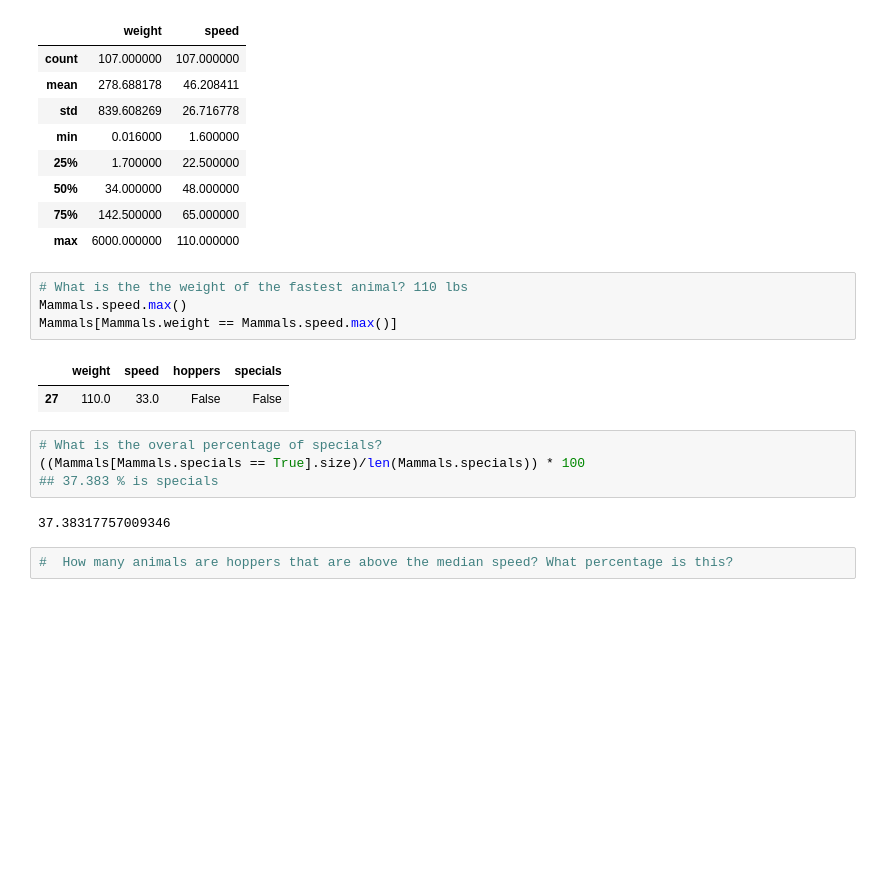
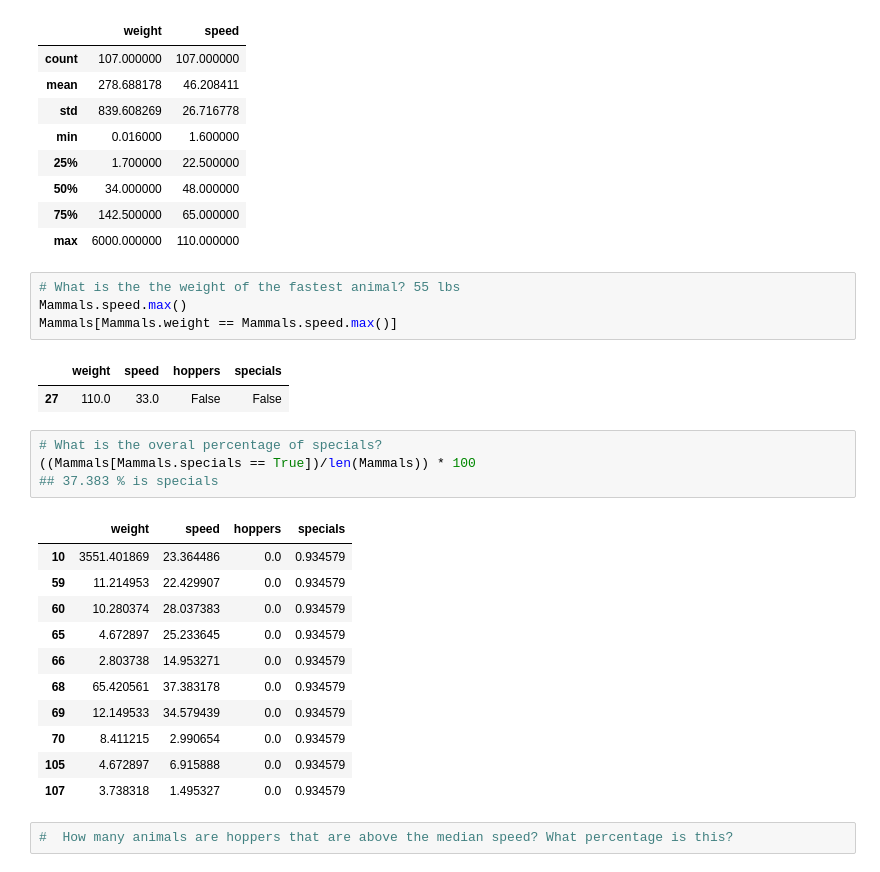
Before and after one commit to Saroj6632/numpy-pandas-visualization-exercises, a Jupyter notebook: dataframes.ipynb, the cells around one changed output. Drawn from its saved outputs; the diff is of its cells as text; blank space fills up the shorter version.

```diff
--- a/dataframes.ipynb
+++ b/dataframes.ipynb
@@ -407,7 +407,7 @@ Mammals.describe()
 | 75% | 142.500000 | 65.000000 |
 | max | 6000.000000 | 110.000000 |
 # %%
-# What is the the weight of the fastest animal? 110 lbs
+# What is the the weight of the fastest animal? 55 lbs
 Mammals.speed.max()
 Mammals[Mammals.weight == Mammals.speed.max()]
 # %% [output]
@@ -415,10 +415,20 @@ Mammals[Mammals.weight == Mammals.speed.max()]
 | 27 | 110.0 | 33.0 | False | False |
 # %%
 # What is the overal percentage of specials?
-((Mammals[Mammals.specials == True].size)/len(Mammals.specials)) * 100
+((Mammals[Mammals.specials == True])/len(Mammals)) * 100
 ## 37.383 % is specials
 # %% [output]
-37.38317757009346
+|  | weight | speed | hoppers | specials |
+| 10 | 3551.401869 | 23.364486 | 0.0 | 0.934579 |
+| 59 | 11.214953 | 22.429907 | 0.0 | 0.934579 |
+| 60 | 10.280374 | 28.037383 | 0.0 | 0.934579 |
+| 65 | 4.672897 | 25.233645 | 0.0 | 0.934579 |
+| 66 | 2.803738 | 14.953271 | 0.0 | 0.934579 |
+| 68 | 65.420561 | 37.383178 | 0.0 | 0.934579 |
+| 69 | 12.149533 | 34.579439 | 0.0 | 0.934579 |
+| 70 | 8.411215 | 2.990654 | 0.0 | 0.934579 |
+| 105 | 4.672897 | 6.915888 | 0.0 | 0.934579 |
+| 107 | 3.738318 | 1.495327 | 0.0 | 0.934579 |
 # %%
 #  How many animals are hoppers that are above the median speed? What percentage is this?
 # %%
```
Also changed, not shown: parts of 2 cells of this notebook.
